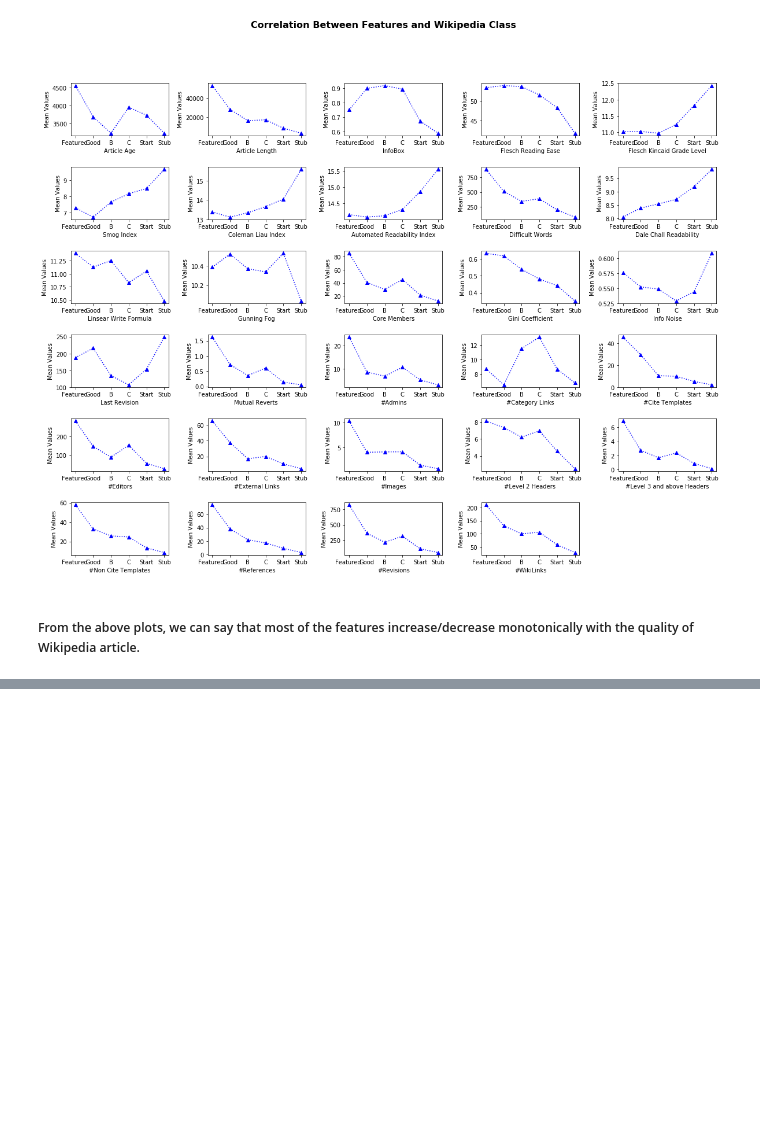
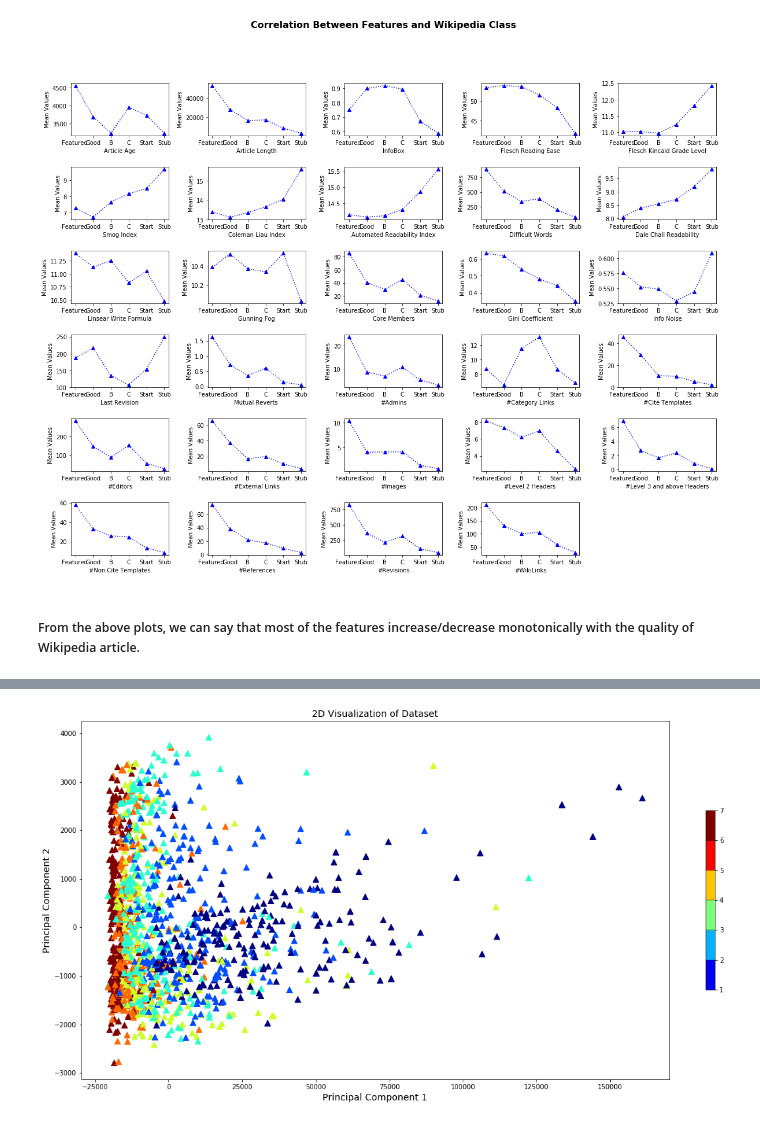
Before and after one commit to Nix07/WikiClass-Prediction, a Jupyter notebook: Wiki Prediction.ipynb, the cells around one changed output, grey strips where cells are left out. Drawn from its saved outputs; the diff is of its cells as text; code cells hidden in the pictures; blank space fills up the shorter version.

```diff
--- a/Wiki Prediction.ipynb
+++ b/Wiki Prediction.ipynb
@@ -97,0 +103,22 @@ plt.show()
+# %%
+# 2D Visualization
+pca = PCA(n_components = 2)
+pca.fit(X)
+x_pca = pca.transform(X)
+
+fig = plt.figure(figsize=(20,10))
+cmhot = plt.get_cmap("jet")
+plt.scatter(x_pca[:, 0], x_pca[:, 1], cmap=cmhot, c=Y, s=80, marker='^')
+plt.xlabel('Principal Component 1', fontsize=14)
+plt.ylabel('Principal Component 2', fontsize=14)
+plt.title('2D Visualization of Dataset', fontsize=14)
+
+norm = mpl.colors.Normalize(vmin=1,vmax=6)
+sm = plt.cm.ScalarMappable(cmap=cmhot, norm=norm)
+sm.set_array([])
+plt.colorbar(sm, boundaries=np.arange(1, 8, 1), shrink=0.5, drawedges=True)
+
+# plt.xlim(-25000, 25000)
+plt.show()
+# %% [output]
+[figure, added]
```
Also changed, not shown: parts of 5 cells of this notebook.
